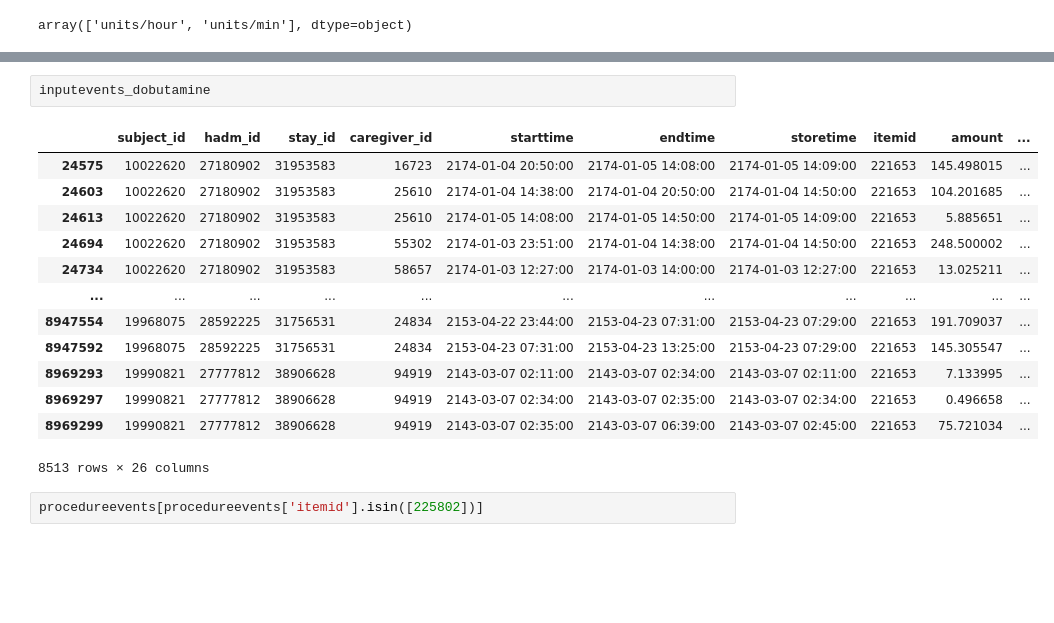
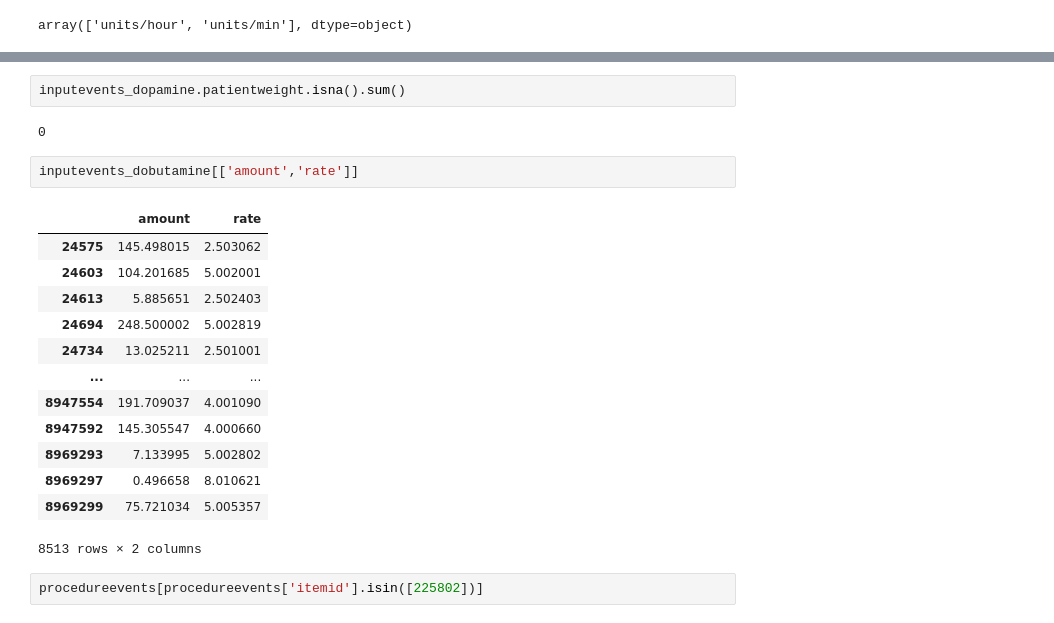
Before and after one commit to cyp-ark/RL-AIAKI, a Jupyter notebook: code/2_.ipynb, the cells around one changed output, grey strips where cells are left out. Drawn from its saved outputs; the diff is of its cells as text; blank space fills up the shorter version.

```diff
--- a/code/2_.ipynb
+++ b/code/2_.ipynb
@@ -664,19 +557,23 @@ inputevents_dopamine
+# %%
+inputevents_dopamine.patientweight.isna().sum()
+# %% [output]
+0
 # %%
-inputevents_dobutamine
+inputevents_dobutamine[['amount','rate']]
 # %% [output]
-|  | subject_id | hadm_id | stay_id | caregiver_id | starttime | endtime | storetime | itemid | amount | ... |
-| 24575 | 10022620 | 27180902 | 31953583 | 16723 | 2174-01-04 20:50:00 | 2174-01-05 14:08:00 | 2174-01-05 14:09:00 | 221653 | 145.498015 | ... |
-| 24603 | 10022620 | 27180902 | 31953583 | 25610 | 2174-01-04 14:38:00 | 2174-01-04 20:50:00 | 2174-01-04 14:50:00 | 221653 | 104.201685 | ... |
-| 24613 | 10022620 | 27180902 | 31953583 | 25610 | 2174-01-05 14:08:00 | 2174-01-05 14:50:00 | 2174-01-05 14:09:00 | 221653 | 5.885651 | ... |
-| 24694 | 10022620 | 27180902 | 31953583 | 55302 | 2174-01-03 23:51:00 | 2174-01-04 14:38:00 | 2174-01-04 14:50:00 | 221653 | 248.500002 | ... |
-| 24734 | 10022620 | 27180902 | 31953583 | 58657 | 2174-01-03 12:27:00 | 2174-01-03 14:00:00 | 2174-01-03 12:27:00 | 221653 | 13.025211 | ... |
-| ... | ... | ... | ... | ... | ... | ... | ... | ... | ... | ... |
-| 8947554 | 19968075 | 28592225 | 31756531 | 24834 | 2153-04-22 23:44:00 | 2153-04-23 07:31:00 | 2153-04-23 07:29:00 | 221653 | 191.709037 | ... |
-| 8947592 | 19968075 | 28592225 | 31756531 | 24834 | 2153-04-23 07:31:00 | 2153-04-23 13:25:00 | 2153-04-23 07:29:00 | 221653 | 145.305547 | ... |
-| 8969293 | 19990821 | 27777812 | 38906628 | 94919 | 2143-03-07 02:11:00 | 2143-03-07 02:34:00 | 2143-03-07 02:11:00 | 221653 | 7.133995 | ... |
-| 8969297 | 19990821 | 27777812 | 38906628 | 94919 | 2143-03-07 02:34:00 | 2143-03-07 02:35:00 | 2143-03-07 02:34:00 | 221653 | 0.496658 | ... |
-| 8969299 | 19990821 | 27777812 | 38906628 | 94919 | 2143-03-07 02:35:00 | 2143-03-07 06:39:00 | 2143-03-07 02:45:00 | 221653 | 75.721034 | ... |
+|  | amount | rate |
+| 24575 | 145.498015 | 2.503062 |
+| 24603 | 104.201685 | 5.002001 |
+| 24613 | 5.885651 | 2.502403 |
+| 24694 | 248.500002 | 5.002819 |
+| 24734 | 13.025211 | 2.501001 |
+| ... | ... | ... |
+| 8947554 | 191.709037 | 4.001090 |
+| 8947592 | 145.305547 | 4.000660 |
+| 8969293 | 7.133995 | 5.002802 |
+| 8969297 | 0.496658 | 8.010621 |
+| 8969299 | 75.721034 | 5.005357 |
-8513 rows × 26 columns
+8513 rows × 2 columns
 # %%
 procedureevents[procedureevents['itemid'].isin([225802])]
 # %% [output]
```
Also changed, not shown: parts of 22 cells of this notebook, 13 other files.
